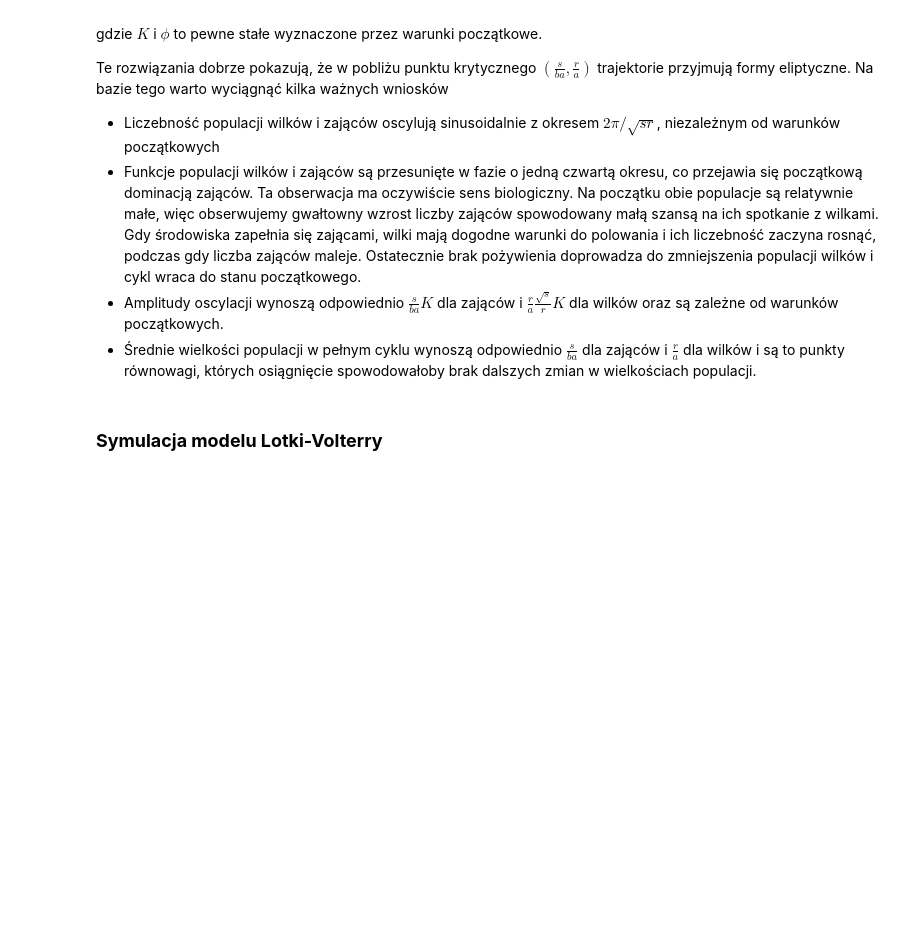
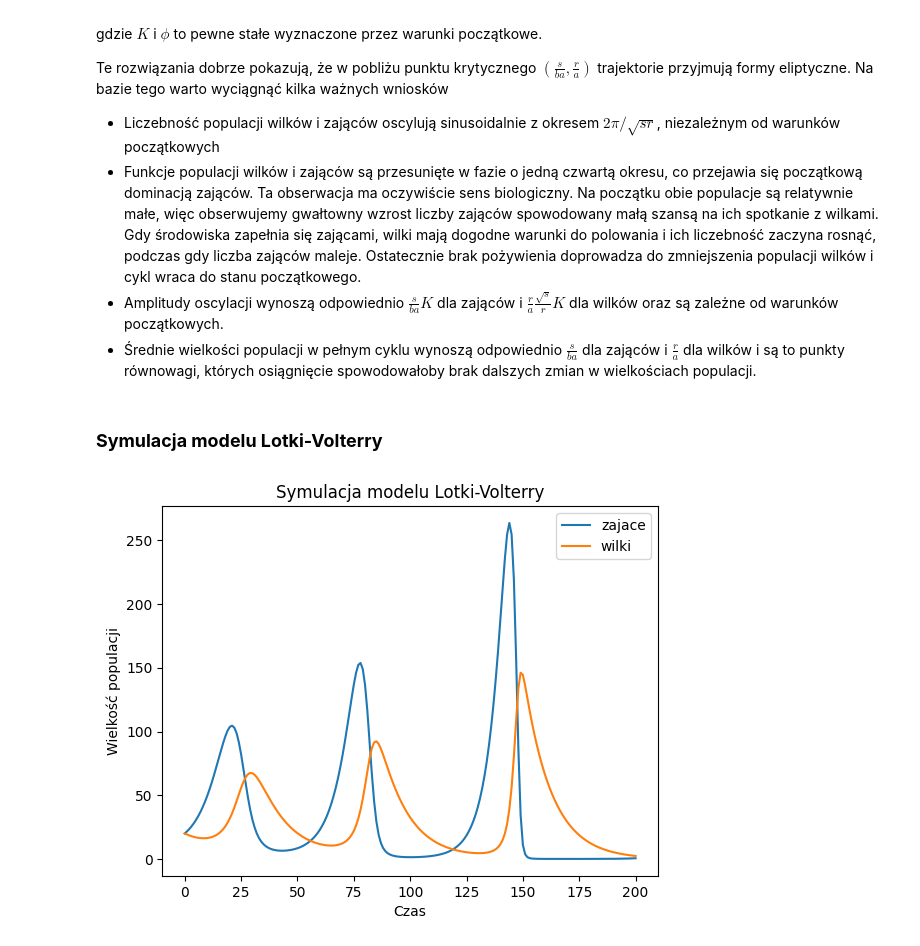
Before and after one commit to rafglo/ODE, a Jupyter notebook: projekt.ipynb, the cells around one changed output. Saved outputs shown, nothing was run; the diff lists cells and outputs as text; code cells hidden in the pictures; blank space fills up the shorter version.

```diff
--- a/projekt.ipynb
+++ b/projekt.ipynb
@@ -147,3 +147,35 @@ import requests
 import  json
 from PIL import ImageTk, Image
 import tkinter.font as font
+# %%
+import math
+
+def populacje(Z_0, W_0, a, b, r, s, n, h):
+    wilki = [W_0]
+    zajace = [Z_0]
+    for i in range(n):
+        W = float(wilki[-1])
+        Z = float(zajace[-1])
+        zajace.append(Z+(r*Z - a*Z*W)*h)
+        wilki.append(W+(-s*W + b*a*Z*W)*h)
+
+    return zajace, wilki
+# %%
+import matplotlib.pyplot as plt
+a = 0.03
+b = 0.33
+r = 1
+s = 0.4
+n = 200
+h = 0.2
+ts = [i for i in range(0, n+1)]
+zajace, wilki = populacje(20, 20, a, b, r, s, n, h)
+plt.plot(ts, zajace, label="zajace")
+plt.plot(ts, wilki, label="wilki")
+plt.xlabel("Czas")
+plt.ylabel("Wielkość populacji")
+plt.legend(loc="best")
+plt.title("Symulacja modelu Lotki-Volterry")
+plt.show()
+# %% [output]
+[figure, added]
```
